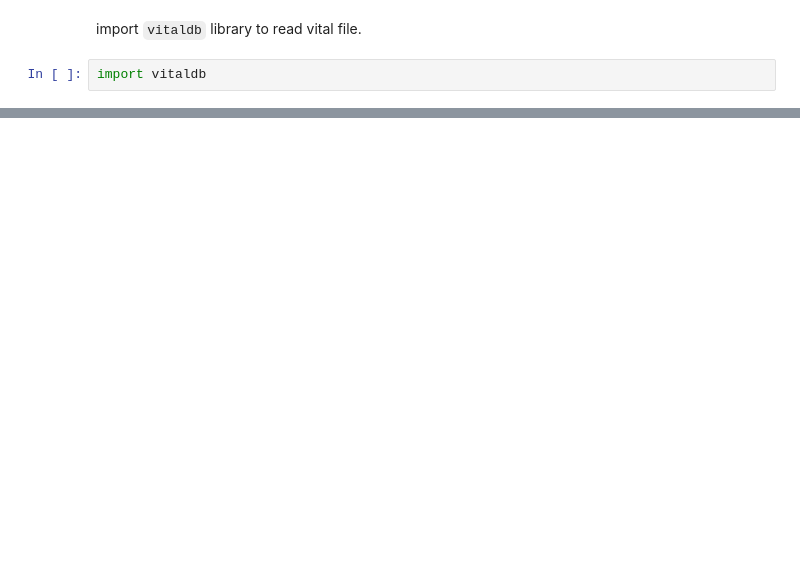
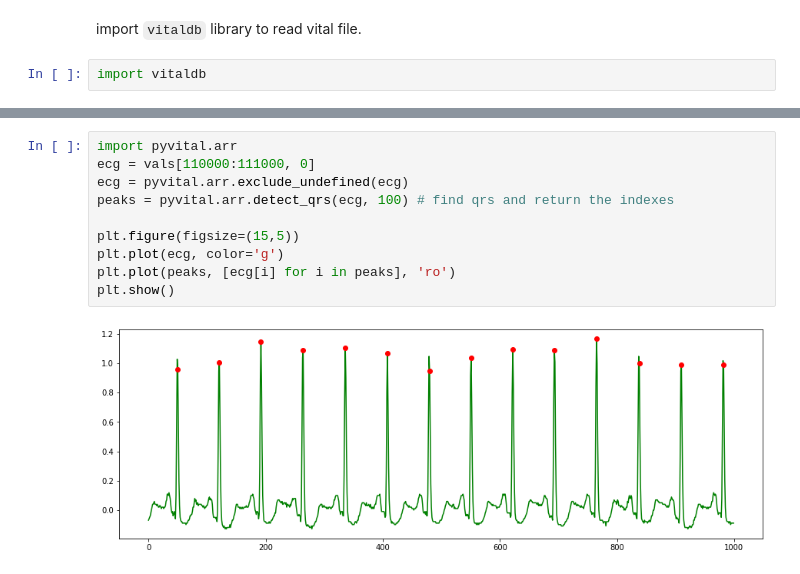
Before and after one commit to vitaldb/examples, a Jupyter notebook: pyvital.ipynb, the cells around one changed output, grey strips where cells are left out. Saved outputs shown, nothing was run; the diff lists cells and outputs as text; blank space fills up the shorter version.

```diff
--- a/pyvital.ipynb
+++ b/pyvital.ipynb
@@ -263,0 +51,12 @@ vitaldb.api.login(id='admin', pw='pass', host='snuh.vitaldb.net', port=80)
+# %%
+import pyvital.arr
+ecg = vals[110000:111000, 0]
+ecg = pyvital.arr.exclude_undefined(ecg)
+peaks = pyvital.arr.detect_qrs(ecg, 100) # find qrs and return the indexes
+
+plt.figure(figsize=(15,5))
+plt.plot(ecg, color='g')
+plt.plot(peaks, [ecg[i] for i in peaks], 'ro')
+plt.show()
+# %% [output]
+[figure, added]
```
Also changed, not shown: parts of 42 cells of this notebook.
